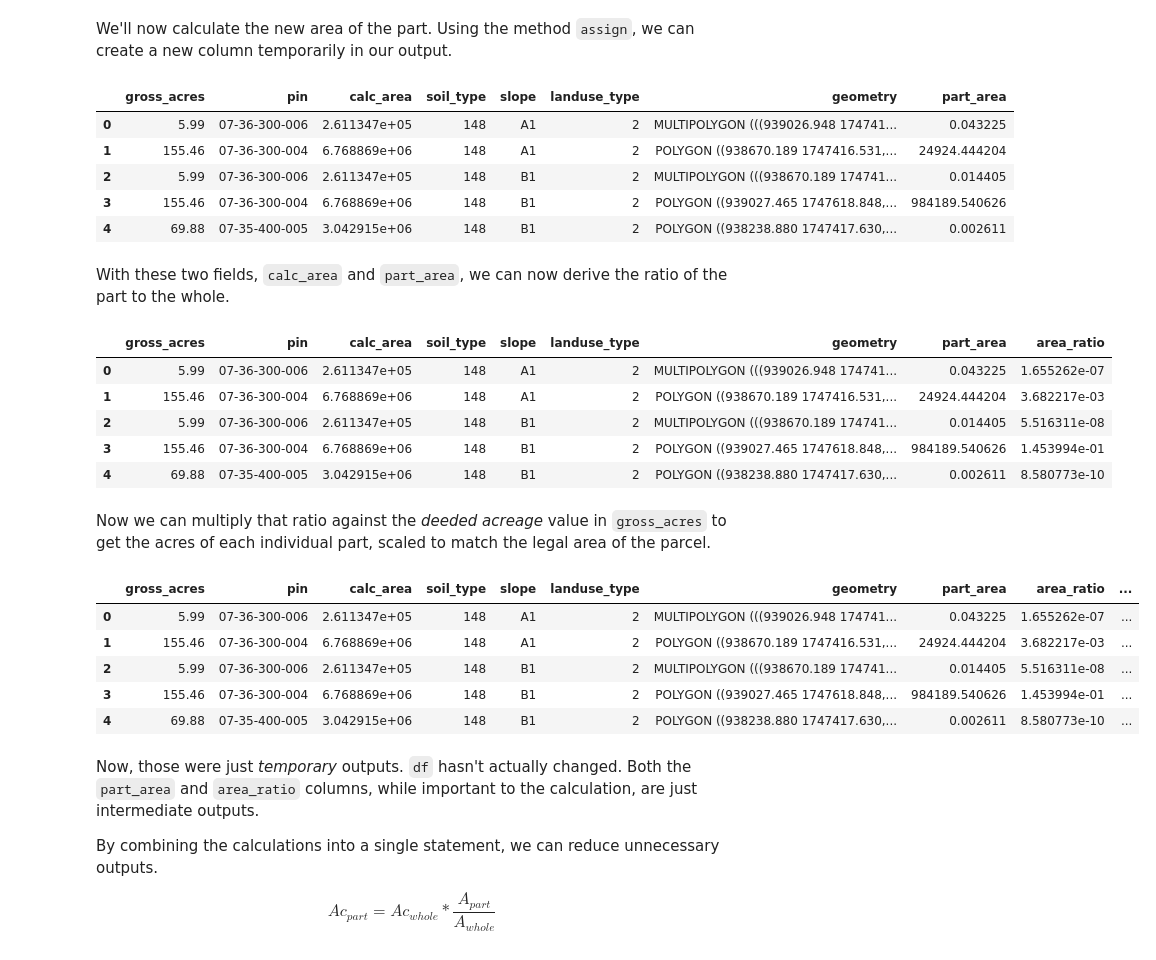
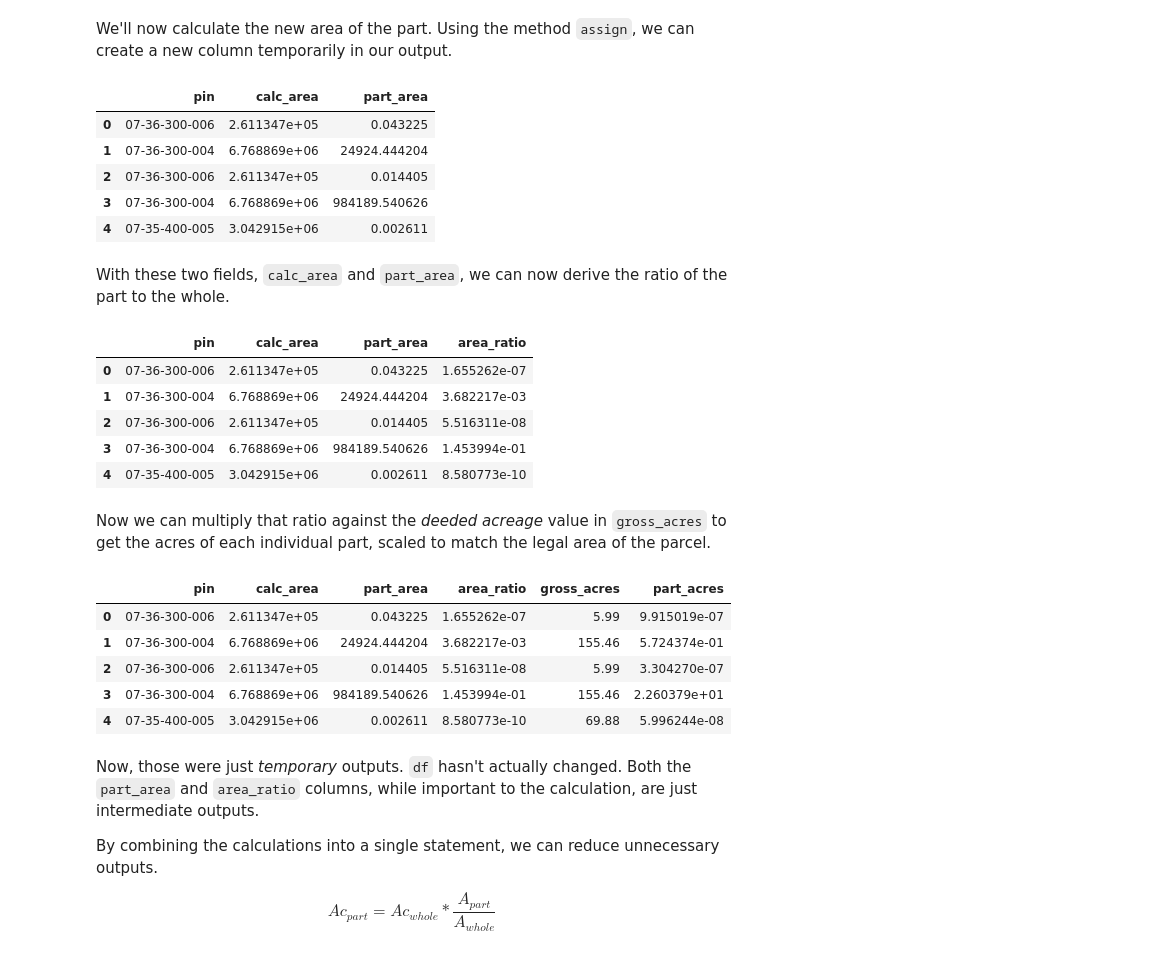
Before and after one commit to kcgis/farm-cards, a Jupyter notebook: farm-cards.ipynb, the cells around one changed output. Saved outputs shown, nothing was run; the diff lists cells and outputs as text; code cells hidden in the pictures.

```diff
--- a/farm-cards.ipynb
+++ b/farm-cards.ipynb
@@ -317,43 +317,43 @@ df[['pin', 'calc_area']].sort_values(by='pin').head()
 # %% [markdown]
 We'll now calculate the new area of the part. Using the method `assign`, we can create a new column temporarily in our output.
 # %%
-df.assign(part_area = df.area).head()
+df.assign(part_area = df.area)[['pin', 'calc_area', 'part_area']].head()
 # %% [output]
-|  | gross_acres | pin | calc_area | soil_type | slope | landuse_type | geometry | part_area |
-| 0 | 5.99 | 07-36-300-006 | 2.611347e+05 | 148 | A1 | 2 | MULTIPOLYGON (((939026.948 174741... | 0.043225 |
-| 1 | 155.46 | 07-36-300-004 | 6.768869e+06 | 148 | A1 | 2 | POLYGON ((938670.189 1747416.531,... | 24924.444204 |
-| 2 | 5.99 | 07-36-300-006 | 2.611347e+05 | 148 | B1 | 2 | MULTIPOLYGON (((938670.189 174741... | 0.014405 |
-| 3 | 155.46 | 07-36-300-004 | 6.768869e+06 | 148 | B1 | 2 | POLYGON ((939027.465 1747618.848,... | 984189.540626 |
-| 4 | 69.88 | 07-35-400-005 | 3.042915e+06 | 148 | B1 | 2 | POLYGON ((938238.880 1747417.630,... | 0.002611 |
+|  | pin | calc_area | part_area |
+| 0 | 07-36-300-006 | 2.611347e+05 | 0.043225 |
+| 1 | 07-36-300-004 | 6.768869e+06 | 24924.444204 |
+| 2 | 07-36-300-006 | 2.611347e+05 | 0.014405 |
+| 3 | 07-36-300-004 | 6.768869e+06 | 984189.540626 |
+| 4 | 07-35-400-005 | 3.042915e+06 | 0.002611 |
 # %% [markdown]
 With these two fields, `calc_area` and `part_area`, we can now derive the ratio of the part to the whole.
 # %%
 df.assign(
     part_area = df.area,
     area_ratio = lambda x: x['part_area'] / x['calc_area']
-).head()
+)[['pin', 'calc_area', 'part_area', 'area_ratio']].head()
 # %% [output]
-|  | gross_acres | pin | calc_area | soil_type | slope | landuse_type | geometry | part_area | area_ratio |
-| 0 | 5.99 | 07-36-300-006 | 2.611347e+05 | 148 | A1 | 2 | MULTIPOLYGON (((939026.948 174741... | 0.043225 | 1.655262e-07 |
-| 1 | 155.46 | 07-36-300-004 | 6.768869e+06 | 148 | A1 | 2 | POLYGON ((938670.189 1747416.531,... | 24924.444204 | 3.682217e-03 |
-| 2 | 5.99 | 07-36-300-006 | 2.611347e+05 | 148 | B1 | 2 | MULTIPOLYGON (((938670.189 174741... | 0.014405 | 5.516311e-08 |
-| 3 | 155.46 | 07-36-300-004 | 6.768869e+06 | 148 | B1 | 2 | POLYGON ((939027.465 1747618.848,... | 984189.540626 | 1.453994e-01 |
-| 4 | 69.88 | 07-35-400-005 | 3.042915e+06 | 148 | B1 | 2 | POLYGON ((938238.880 1747417.630,... | 0.002611 | 8.580773e-10 |
+|  | pin | calc_area | part_area | area_ratio |
+| 0 | 07-36-300-006 | 2.611347e+05 | 0.043225 | 1.655262e-07 |
+| 1 | 07-36-300-004 | 6.768869e+06 | 24924.444204 | 3.682217e-03 |
+| 2 | 07-36-300-006 | 2.611347e+05 | 0.014405 | 5.516311e-08 |
+| 3 | 07-36-300-004 | 6.768869e+06 | 984189.540626 | 1.453994e-01 |
+| 4 | 07-35-400-005 | 3.042915e+06 | 0.002611 | 8.580773e-10 |
 # %% [markdown]
 Now we can  multiply that ratio against the *deeded acreage* value in `gross_acres` to get the acres of each individual part, scaled to match the legal area of the parcel.
 # %%
 df.assign(
     part_area = df.area,
     area_ratio = lambda x: x['part_area'] / x['calc_area'],
     part_acres = lambda x: x['area_ratio'] * x['gross_acres']
-).head()
+)[['pin', 'calc_area', 'part_area', 'area_ratio', 'gross_acres', 'part_acres']].head()
 # %% [output]
-|  | gross_acres | pin | calc_area | soil_type | slope | landuse_type | geometry | part_area | area_ratio | ... |
-| 0 | 5.99 | 07-36-300-006 | 2.611347e+05 | 148 | A1 | 2 | MULTIPOLYGON (((939026.948 174741... | 0.043225 | 1.655262e-07 | ... |
-| 1 | 155.46 | 07-36-300-004 | 6.768869e+06 | 148 | A1 | 2 | POLYGON ((938670.189 1747416.531,... | 24924.444204 | 3.682217e-03 | ... |
-| 2 | 5.99 | 07-36-300-006 | 2.611347e+05 | 148 | B1 | 2 | MULTIPOLYGON (((938670.189 174741... | 0.014405 | 5.516311e-08 | ... |
-| 3 | 155.46 | 07-36-300-004 | 6.768869e+06 | 148 | B1 | 2 | POLYGON ((939027.465 1747618.848,... | 984189.540626 | 1.453994e-01 | ... |
-| 4 | 69.88 | 07-35-400-005 | 3.042915e+06 | 148 | B1 | 2 | POLYGON ((938238.880 1747417.630,... | 0.002611 | 8.580773e-10 | ... |
+|  | pin | calc_area | part_area | area_ratio | gross_acres | part_acres |
+| 0 | 07-36-300-006 | 2.611347e+05 | 0.043225 | 1.655262e-07 | 5.99 | 9.915019e-07 |
+| 1 | 07-36-300-004 | 6.768869e+06 | 24924.444204 | 3.682217e-03 | 155.46 | 5.724374e-01 |
+| 2 | 07-36-300-006 | 2.611347e+05 | 0.014405 | 5.516311e-08 | 5.99 | 3.304270e-07 |
+| 3 | 07-36-300-004 | 6.768869e+06 | 984189.540626 | 1.453994e-01 | 155.46 | 2.260379e+01 |
+| 4 | 07-35-400-005 | 3.042915e+06 | 0.002611 | 8.580773e-10 | 69.88 | 5.996244e-08 |
 # %% [markdown]
 Now, those were just *temporary* outputs. `df` hasn't actually changed. Both the `part_area` and `area_ratio` columns, while important to the calculation, are just intermediate outputs.
 
```
Also changed, not shown: parts of 17 cells of this notebook.
